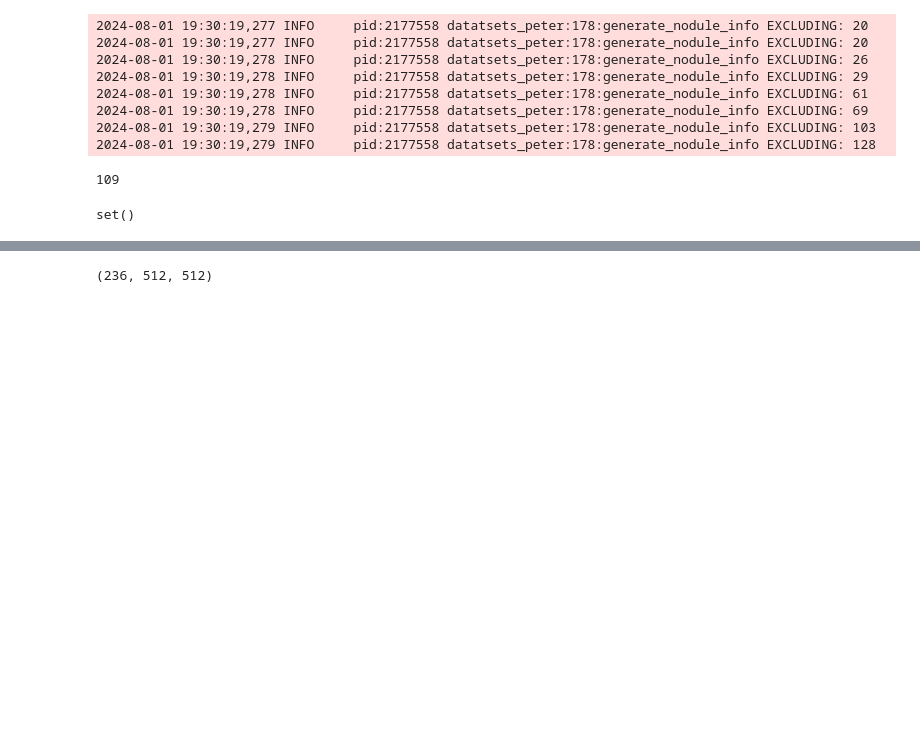
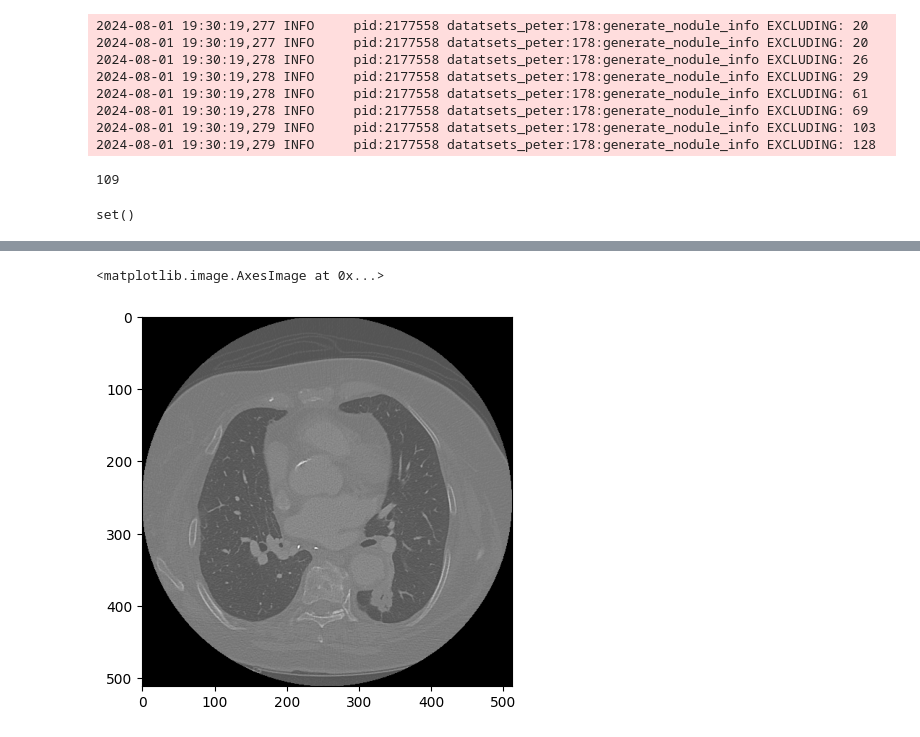
Before and after one commit to Pkaps25/nsclcrecurrence, a Jupyter notebook: ct_lung_class/scratch.ipynb, the cells around one changed output, grey strips where cells are left out. Cells and saved outputs as stored; diff of their text form; code cells hidden in the pictures; blank space fills up the shorter version.

```diff
--- a/ct_lung_class/scratch.ipynb
+++ b/ct_lung_class/scratch.ipynb
@@ -409,4 +126,5 @@ arr = sitk.GetArrayFromImage(dilated_binary_image)
 # %%
-plt.imshow(arr[10,:,:], cmap="grey")
+plt.imshow(sitk.GetArrayFromImage(nodule)[120], cmap="grey")
 # %% [output]
-(236, 512, 512)
+<matplotlib.image.AxesImage at 0x...>
+[figure, added]
```
Also changed, not shown: parts of 6 cells of this notebook, 3 other files.
